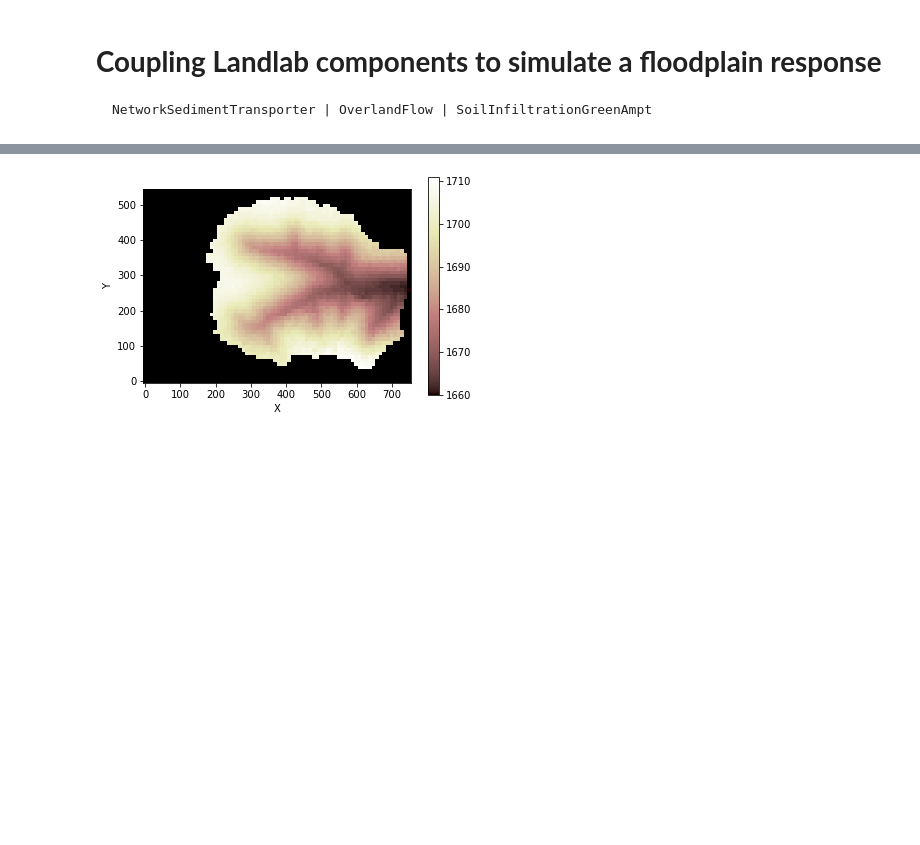
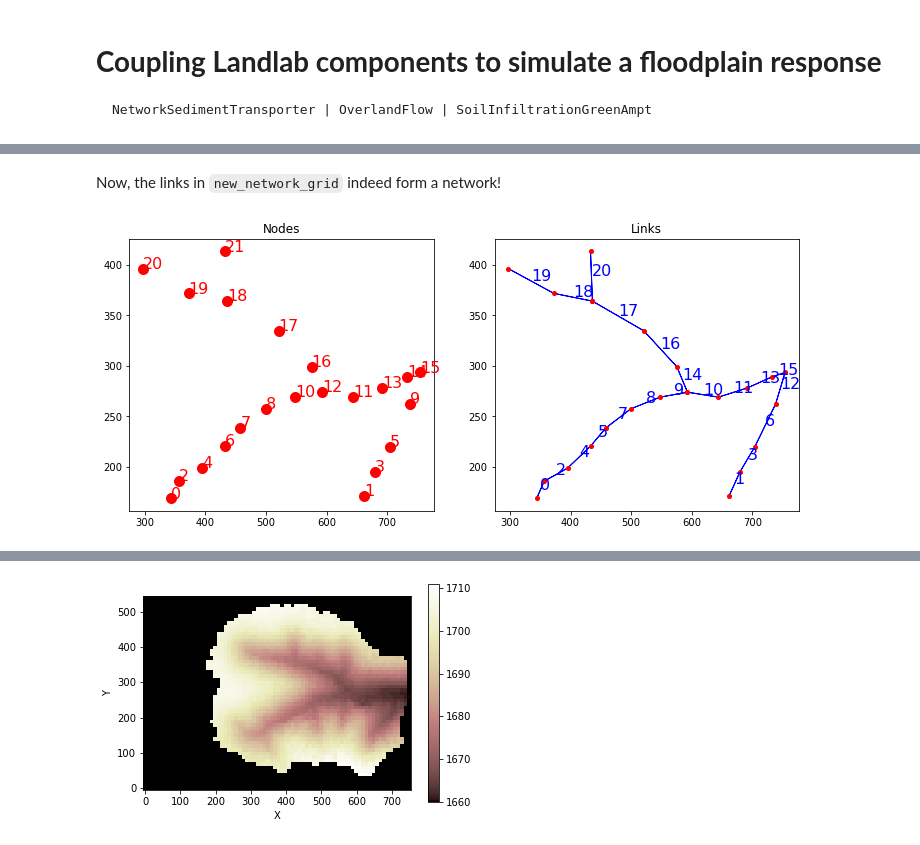
Before and after one commit to espin-2020/fluvial, a Jupyter notebook: fluvial_group.ipynb, the cells around one changed output, grey strips where cells are left out. Drawn from its saved outputs; the diff is of its cells as text; code cells hidden in the pictures; blank space fills up the shorter version.

```diff
--- a/fluvial_group.ipynb
+++ b/fluvial_group.ipynb
@@ -70,13 +74,14 @@ graph.plot_graph(grid, at="node,link")
 # %%
-#Drop double nodes
+# Drop double nodes
 drop_nodes = [19,13]
 new_y_of_node =[]
 new_x_of_node =[]
-#Find the new x and y coordinates
-for i, node in enumerate(grid.y_of_node):
+
+# Find the new x and y coordinates
+for i, node in enumerate(network_grid.y_of_node):
     if i not in drop_nodes:
         new_y_of_node.append(node)
 
-for i, node in enumerate(grid.x_of_node):
+for i, node in enumerate(network_grid.x_of_node):
     if i not in drop_nodes:
         new_x_of_node.append(node)
@@ -83,7 +90,16 @@ for i, node in enumerate(grid.x_of_node):
 # %%
-#rediect all nodes
+# Redirect all nodes
 replace_nodes = [20,12]
-nodes_reformatted=np.ravel(grid.nodes_at_link)
+nodes_reformatted=np.ravel(network_grid.nodes_at_link)
 
 for node, replacement in zip(drop_nodes,replace_nodes):
     nodes_reformatted[np.where(nodes_reformatted==node)]=replacement
+
+# Change index number
+for node in drop_nodes:
+    nodes_reformatted[np.where(nodes_reformatted >node)] -=1
+
+new_nodes_at_link=nodes_reformatted.reshape([21,2])
+
+# Make a new network model grid
+new_network_grid = NetworkModelGrid((new_y_of_node, new_x_of_node), new_nodes_at_link)
@@ -95,0 +106,19 @@ new_nodes_at_link=nodes_reformatted.reshape([21,2])
+# %% [markdown]
+Now, the links in `new_network_grid` indeed form a network!
+# %%
+# Plot network topology
+# Plot network topology
+## Plot nodes
+plt.figure(figsize=(12,5))
+plt.subplot(1,2,1)
+graph.plot_nodes(new_network_grid)
+plt.title("Nodes")
+
+## Plot nodes + links
+plt.subplot(1,2,2)
+graph.plot_nodes(network_grid,with_id=False,markersize=4)
+graph.plot_links(new_network_grid)
+plt.title("Links")
+plt.show()
+# %% [output]
+[figure, added]
```
Also changed, not shown: parts of 15 cells of this notebook, 1 other file.
